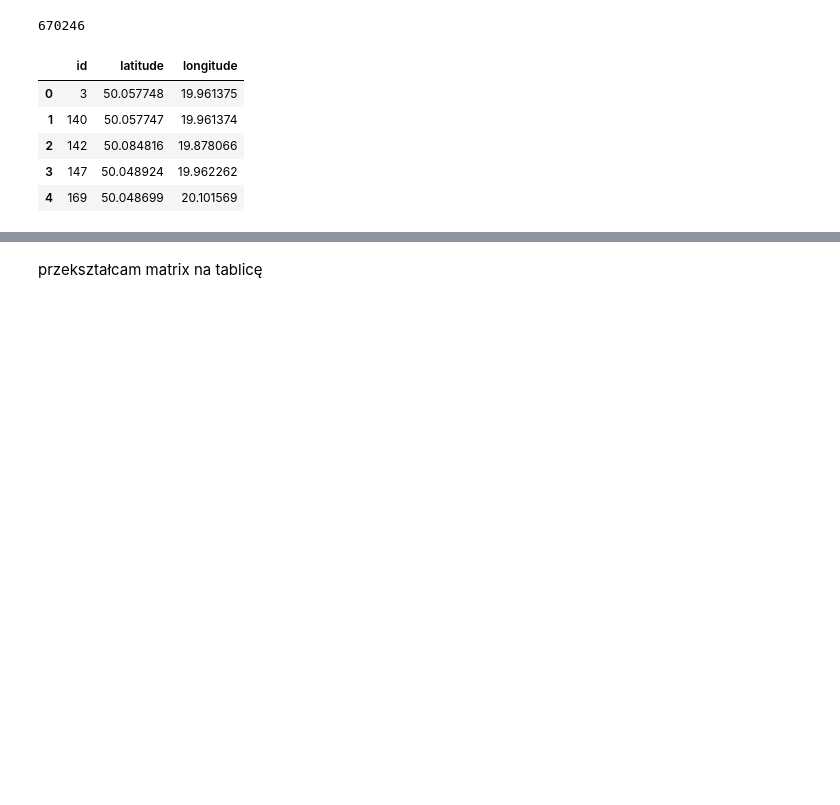
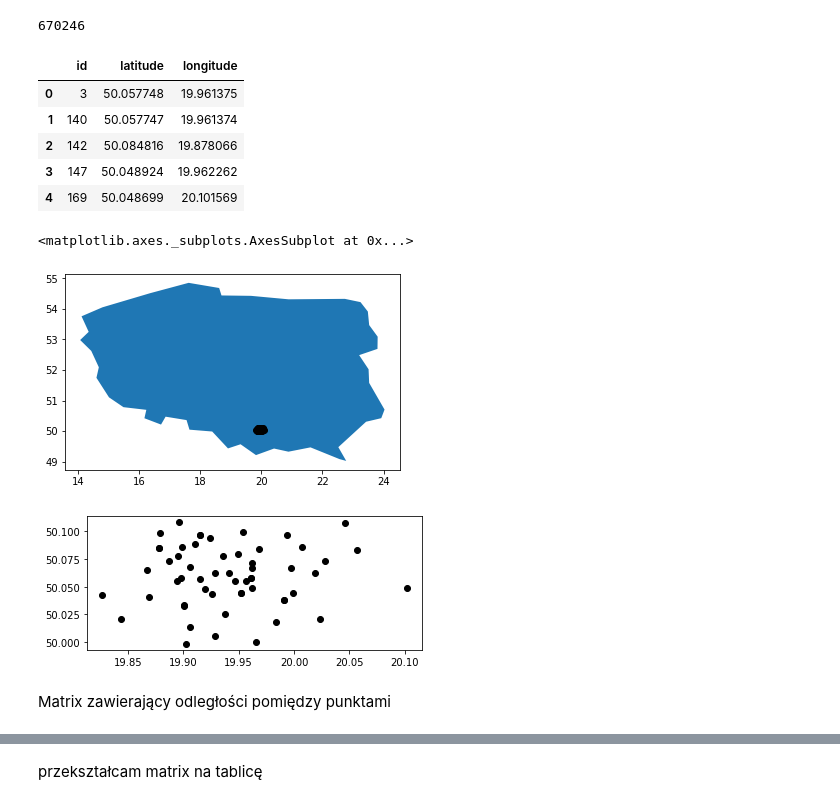
Before and after one commit to ciepielajan/SDA_SMOG_Wawelski, a Jupyter notebook: Jan/DistanceMetric_haversine_uzupełnienie_wartości_z_najblizszych_sensorow.ipynb, the cells around one changed output, grey strips where cells are left out. Drawn from its saved outputs; the diff is of its cells as text; code cells hidden in the pictures; blank space fills up the shorter version.

```diff
--- a/Jan/DistanceMetric_haversine_uzupełnienie_wartości_z_najblizszych_sensorow.ipynb
+++ b/Jan/DistanceMetric_haversine_uzupełnienie_wartości_z_najblizszych_sensorow.ipynb
@@ -82,3 +82,18 @@ sensors.head()
+# %%
+import geopandas
+gdf = geopandas.GeoDataFrame(sensors[["latitude","longitude"]], geometry=geopandas.points_from_xy(sensors.longitude, sensors.latitude))
+# %%
+world = geopandas.read_file(geopandas.datasets.get_path('naturalearth_lowres'))
+# %%
+ax = world[world.name == "Poland"].plot()
+gdf.plot(ax=ax,color="black")
+gdf.plot(color="black")
+# %% [output]
+<matplotlib.axes._subplots.AxesSubplot at 0x...>
+[figure, added]
+[figure, added]
+# %% [markdown]
+Matrix zawierający odległości pomiędzy punktami
 # %%
 from sklearn.neighbors import DistanceMetric
 
```
Also changed, not shown: parts of 8 cells of this notebook.
